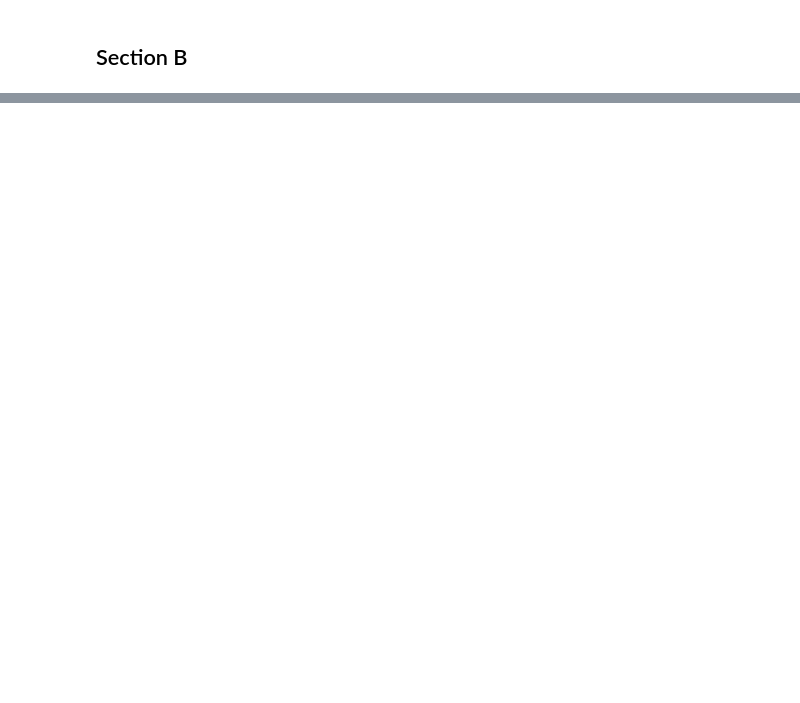
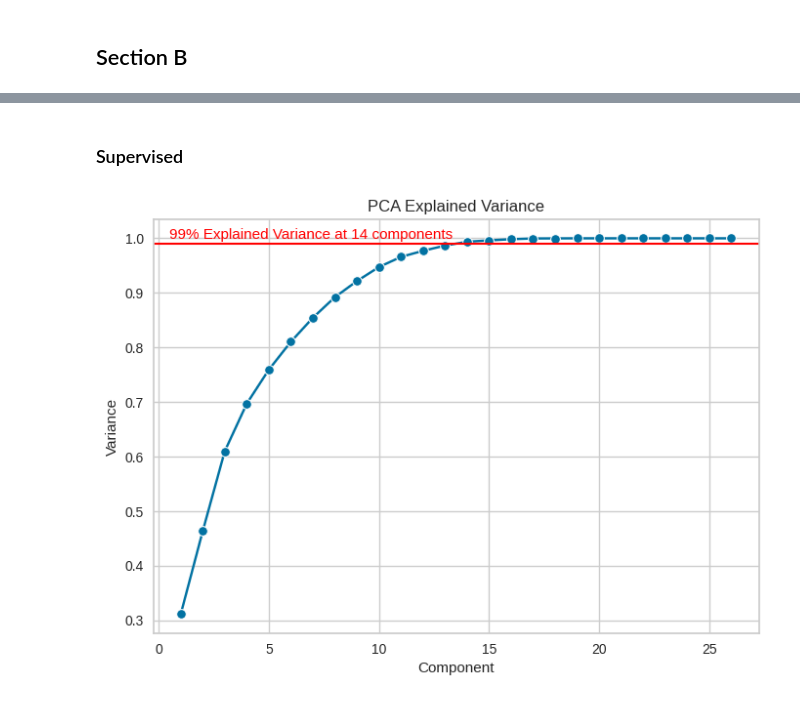
Before and after one commit to JRhin/pcap-analysis, a Jupyter notebook: main_notebook.ipynb, the cells around one changed output, grey strips where cells are left out. Cells and saved outputs as stored; diff of their text form; code cells hidden in the pictures; blank space fills up the shorter version.

```diff
--- a/main_notebook.ipynb
+++ b/main_notebook.ipynb
@@ -848,0 +1089,39 @@ We decided to focus our analysis only on the TCP and UDP protocols.
+# %% [markdown]
+### Supervised
+# %%
+seed = 42
+train_df, test_df = train_test_split(features_df.to_pandas(), test_size=0.2, random_state=seed)
+
+train_X = train_df.drop(['proto'], axis=1).to_numpy()
+train_y = train_df['proto'].to_numpy()
+test_X = test_df.drop(['proto'], axis=1).to_numpy()
+test_y = test_df['proto'].to_numpy()
+
+scaler = StandardScaler().fit(train_X)
+
+train_X = scaler.transform(train_X)
+test_X = scaler.transform(test_X)
+
+var = 0.99
+pca = PCA().fit(train_X)
+
+plot = sns.lineplot(x=range(1, pca.explained_variance_ratio_.shape[0]+1),
+                    y=np.cumsum(pca.explained_variance_ratio_),
+                    marker='o')
+plot.set(title='PCA Explained Variance',
+         xlabel='Component',
+         ylabel='Variance')
+
+pca_var = np.cumsum(pca.explained_variance_ratio_)
+n_components = len(pca_var[pca_var<var])+1
+
+plt.axhline(y=var, color='red', linestyle='-',linewidth=1.5)
+plt.text(0.5, var+0.009, f'{int(var*100)}% Explained Variance at {n_components} components', color = 'red', fontsize=11)
+plt.show()
+
+pca = PCA(var).fit(train_X)
+
+train_X = pca.transform(train_X)
+test_X = pca.transform(test_X)
+# %% [output]
+[figure, added]
```
Also changed, not shown: parts of 22 cells of this notebook, 1 other file.
